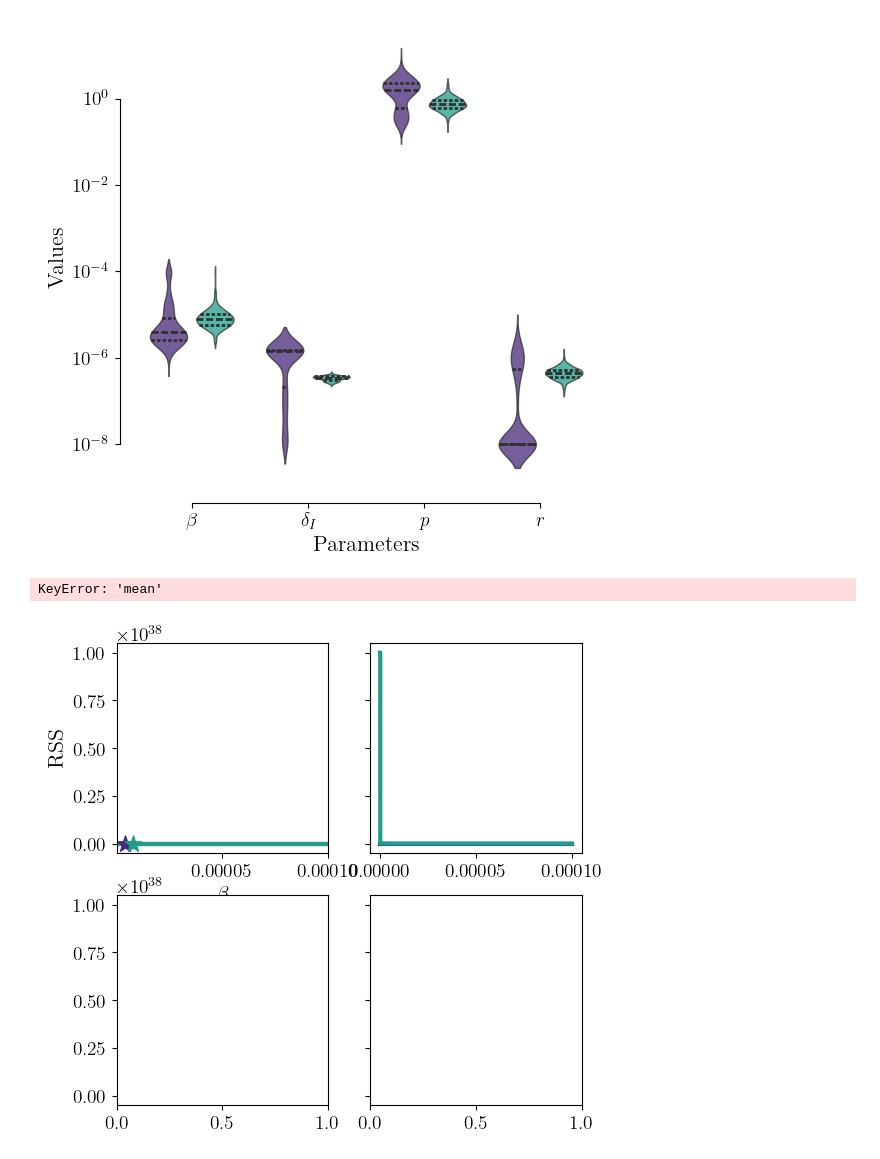
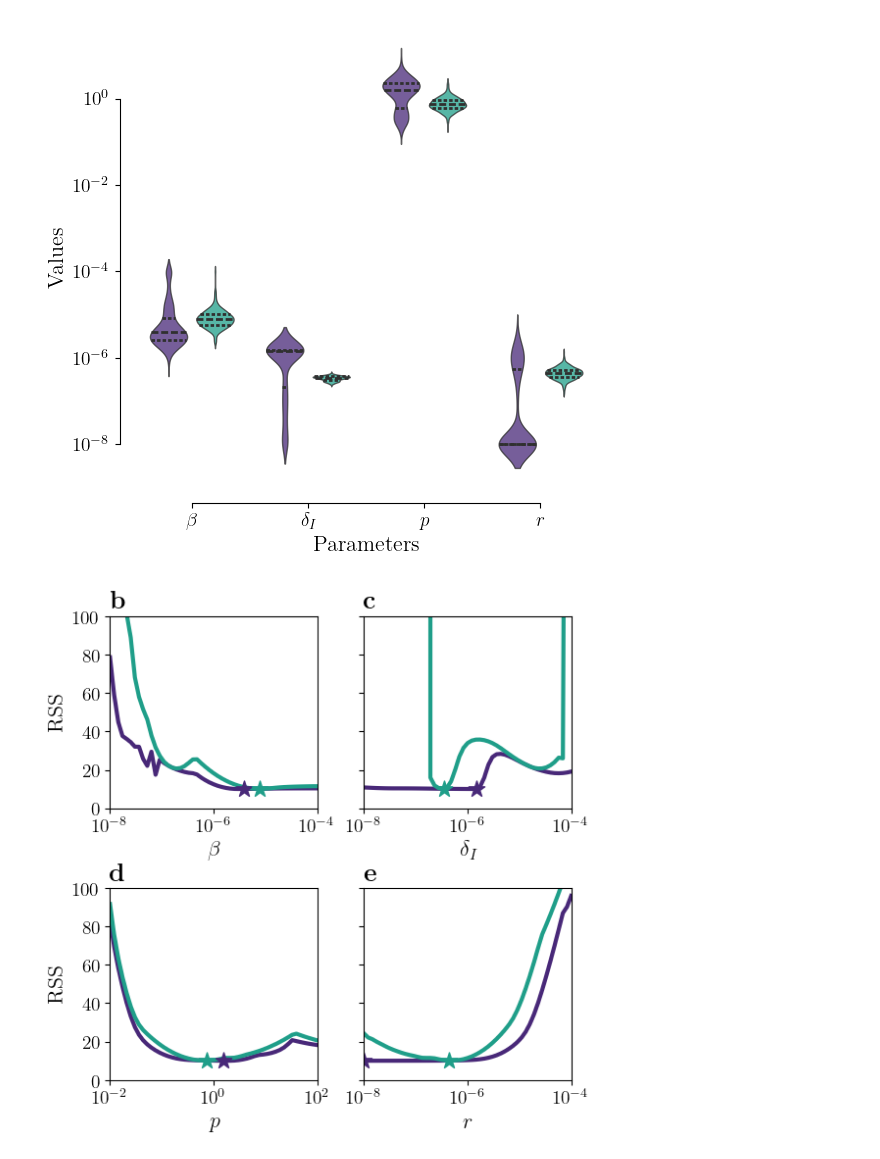
Before and after one commit to systemsmedicine/CrossLabFit, a Jupyter notebook: pyNotebooks/influenzaModel.ipynb, the cells around one changed output. Cells and saved outputs as stored; diff of their text form; code cells hidden in the pictures.

Commit message:
Changing the profile plots from means to medians

```diff
--- a/pyNotebooks/influenzaModel.ipynb
+++ b/pyNotebooks/influenzaModel.ipynb
@@ -598,46 +598,45 @@ axs[0,0].set_xlim((1e-8,1e-4))
 
 axs[0,1].plot(10**df_delI_qt['$\\delta_I$'], df_delI_qt['RSS'], lw=3, color=palette[0])
 axs[0,1].plot(10**df_delI_ql['$\\delta_I$'], df_delI_ql['RSS'], lw=3, color=palette[4])
-axs[0,1].scatter(dfParam_describe_qt.loc['mean']['$\\delta_I$'], 10, color=palette[0],
+axs[0,1].scatter(dfParam_describe_qt.median()['$\\delta_I$'], 10, color=palette[0],
                  marker='*', s=150, zorder=2)
-axs[0,1].scatter(dfParam_describe_ql.loc['mean']['$\\delta_I$'], 10, color=palette[4],
+axs[0,1].scatter(dfParam_describe_ql.median()['$\\delta_I$'], 10, color=palette[4],
                  marker='*', s=150, zorder=2)
 axs[0,1].set_xlabel('$\\delta_I$')
 axs[0,1].set_xlim((1e-8,1e-4))
 
 axs[1,0].plot(10**df_p_qt['$p$'], df_p_qt['RSS'], lw=3, color=palette[0])
 axs[1,0].plot(10**df_p_ql['$p$'], df_p_ql['RSS'], lw=3, color=palette[4])
-axs[1,0].scatter(dfParam_describe_qt.loc['mean']['$p$'], 10, color=palette[0],
+axs[1,0].scatter(dfParam_describe_qt.median()['$p$'], 10, color=palette[0],
                  marker='*', s=150, zorder=2)
-axs[1,0].scatter(dfParam_describe_ql.loc['mean']['$p$'], 10, color=palette[4],
+axs[1,0].scatter(dfParam_describe_ql.median()['$p$'], 10, color=palette[4],
                  marker='*', s=150, zorder=2)
 axs[1,0].set_xlabel('$p$')
 axs[1,0].set_ylabel('RSS')
 axs[1,0].set_xlim((1e-2,1e2))
 
 axs[1,1].plot(10**df_r_qt['$r$'], df_r_qt['RSS'], lw=3, color=palette[0])
 axs[1,1].plot(10**df_r_ql['$r$'], df_r_ql['RSS'], lw=3, color=palette[4])
-axs[1,1].scatter(dfParam_describe_qt.loc['mean']['$r$'], 10, color=palette[0],
+axs[1,1].scatter(dfParam_describe_qt.median()['$r$'], 10, color=palette[0],
                  marker='*', s=150, zorder=2)
-axs[1,1].scatter(dfParam_describe_ql.loc['mean']['$r$'], 10, color=palette[4],
+axs[1,1].scatter(dfParam_describe_ql.median()['$r$'], 10, color=palette[4],
                  marker='*', s=150, zorder=2)
 axs[1,1].set_xlabel('$r$')
 axs[1,1].set_xlim((1e-8,1e-4))
 
 for i in range(2):
     for j in range(2):
         axs[i,j].set_xscale('log')
 plt.setp(axs, ylim=(0,100))
 
 axs[0,0].set_title(r'\textbf{b}', loc='left')
 axs[0,1].set_title(r'\textbf{c}', loc='left')
 axs[1,0].set_title(r'\textbf{d}', loc='left')
 axs[1,1].set_title(r'\textbf{e}', loc='left')
 
 plt.tight_layout(w_pad=0.5, h_pad=0.1)
 # plt.savefig("influenza_profiles_fix.svg", transparent=True)
 
 plt.show()
 # %% [output]
-KeyError: 'mean'
-[figure, old version]
+[figure, new version]
```
